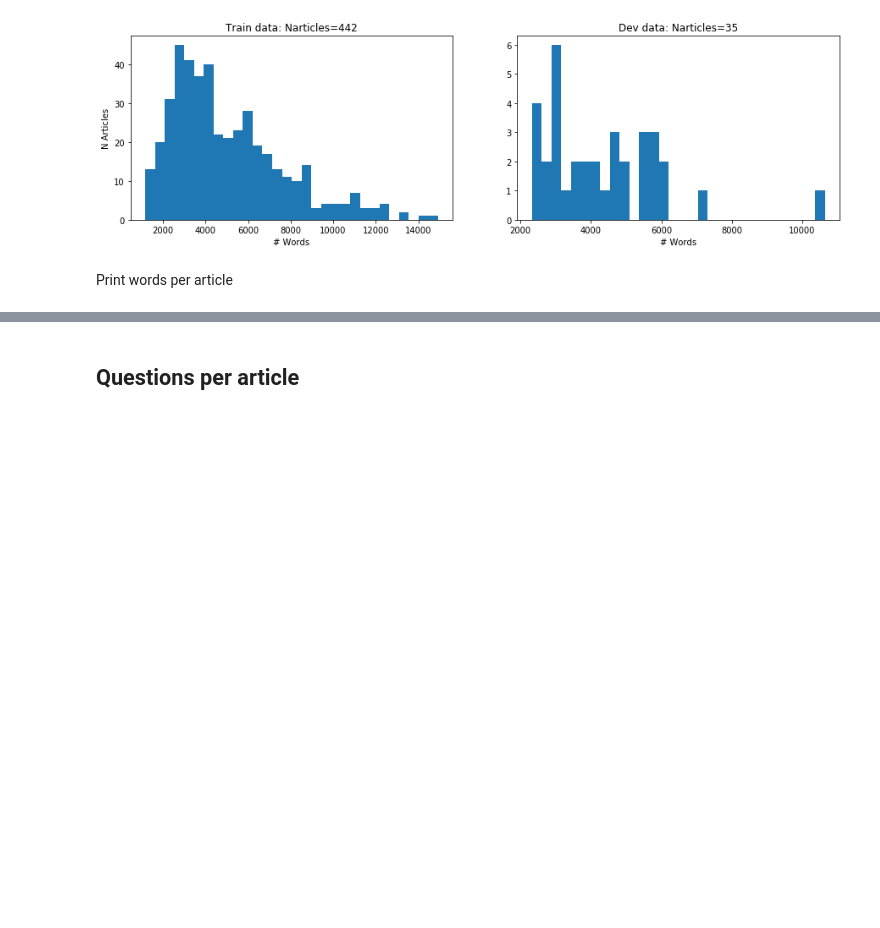
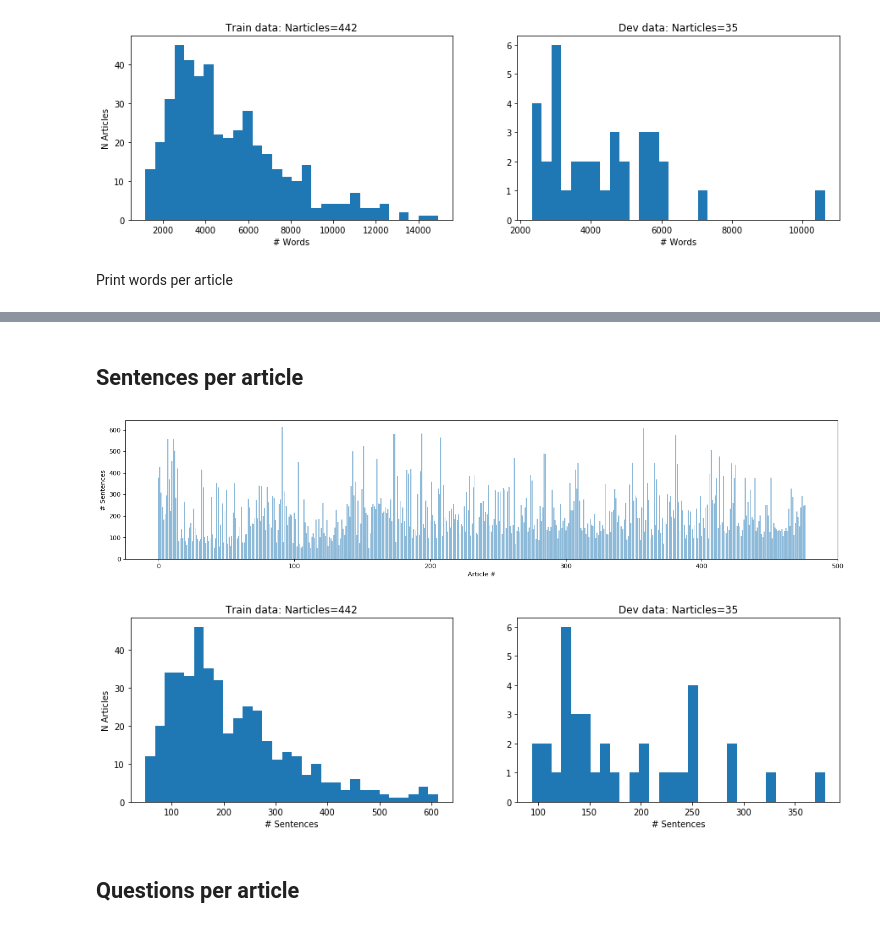
Before and after one commit to davestanley/mindpocket, a Jupyter notebook: play/data_EDA_SQuAD_stats.ipynb, the cells around one changed output, grey strips where cells are left out. Saved outputs shown, nothing was run; the diff lists cells and outputs as text; code cells hidden in the pictures; blank space fills up the shorter version.

Commit message:
play/data_EDA_SQuAD_stats.ipynb Added plots for plotting sentences per doc

```diff
--- a/play/data_EDA_SQuAD_stats.ipynb
+++ b/play/data_EDA_SQuAD_stats.ipynb
@@ -147,3 +141,34 @@ Article #476: 5924 words.
+# %% [markdown]
+## Sentences per article
+# %%
+# Number of sentences per article
+from nltk.tokenize import sent_tokenize
+
+asentences = []
+for a in art:
+    psentences = [len(sent_tokenize(p['context'])) for p in a['paragraphs']]
+    asentences.append(sum(psentences))
+
+
+figure(num=None, figsize=(20, 4), dpi=80, facecolor='w', edgecolor='k')
+plt.bar(range(len(asentences)), asentences, align='center', alpha=0.5)
+plt.xlabel('Article #')
+plt.ylabel('# Sentences')
+plt.show()
+
+# figure(num=None, figsize=(15, 4), dpi=80, facecolor='w', edgecolor='k')
+f, (ax1, ax2) = plt.subplots(1, 2, sharey=False,figsize=(15, 4));
+ax1.hist(asentences[0:Ntrain-1], bins=30);  # arguments are passed to np.histogram
+ax1.set_title("Train data: Narticles=" + str(Ntrain));
+ax1.set_ylabel('N Articles');
+ax1.set_xlabel('# Sentences');
+
+ax2.hist(asentences[Ntrain:], bins=30);  # arguments are passed to np.histogram
+ax2.set_title("Dev data: Narticles=" + str(Ndev));
+ax2.set_xlabel('# Sentences');
+# %% [output]
+[figure, added]
+[figure, added]
 # %% [markdown]
 ## Questions per article
 # %%
```
Also changed, not shown: parts of 9 cells of this notebook.
